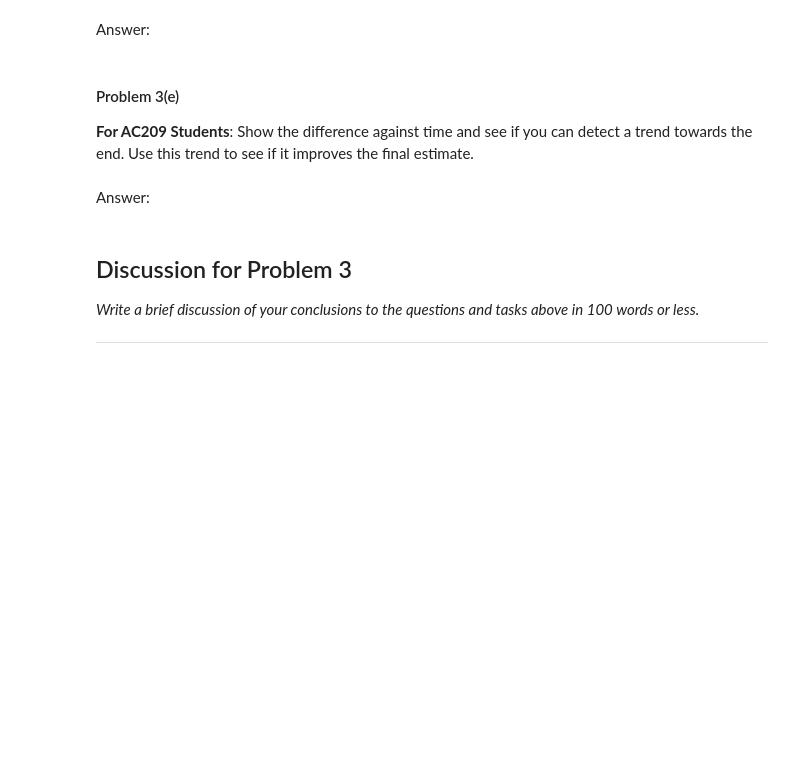
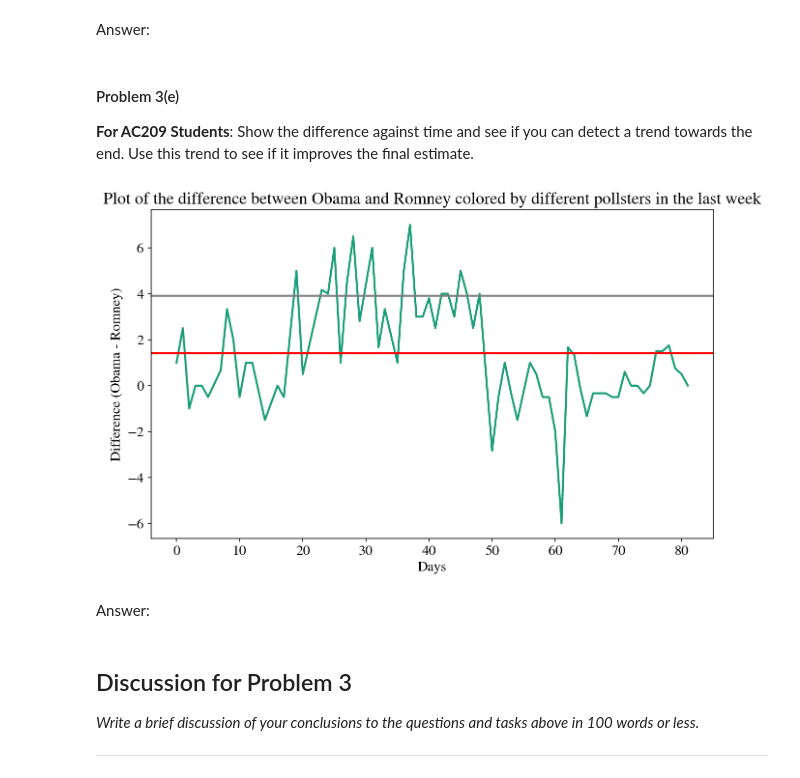
Before and after one commit to ShichengChen/cs109, a Jupyter notebook: 2014-master/homework/HW2.ipynb, the cells around one changed output. Saved outputs shown, nothing was run; the diff lists cells and outputs as text; code cells hidden in the pictures; blank space fills up the shorter version.

```diff
--- a/2014-master/homework/HW2.ipynb
+++ b/2014-master/homework/HW2.ipynb
@@ -625,3 +715,19 @@ Answer:
+# %%
+three_months = dt.datetime(2012,8,15,0,0)
+filter3 = election[map(lambda x:x >= three_months,election['Start Date'])]
+filter3 = filter3.sort_values('Start Date',ascending=True)
+filter3['days'] = map(lambda x:x.days,(filter3['Start Date'] - three_months))
+filter3 = filter3.groupby(["days"], as_index=False).mean()
+
+plt.plot(filter3['days'],filter3['Diff'])
+plt.axhline(y=3.9, c = "gray")
+plt.axhline(y=np.mean(filter3.Diff), c = "red")
+plt.xlabel("Days")
+plt.ylabel("Difference (Obama - Romney)")
+plt.title("Plot of the difference between Obama and Romney colored by different pollsters in the last week")
+plt.show()
+# %% [output]
+[figure, added]
 # %% [markdown]
 Answer:
 # %% [markdown]
```
Also changed, not shown: parts of 36 cells of this notebook, 5 other files.
